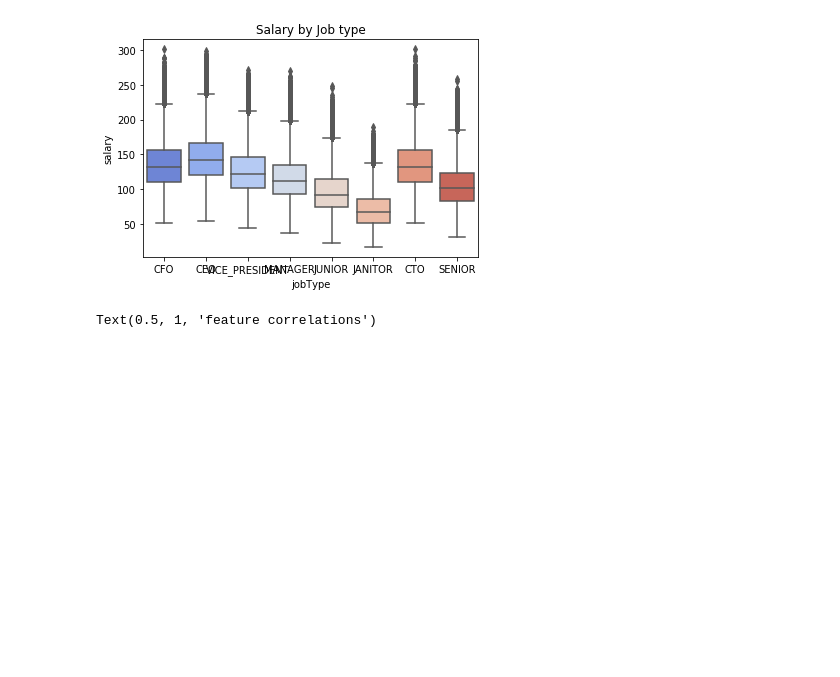
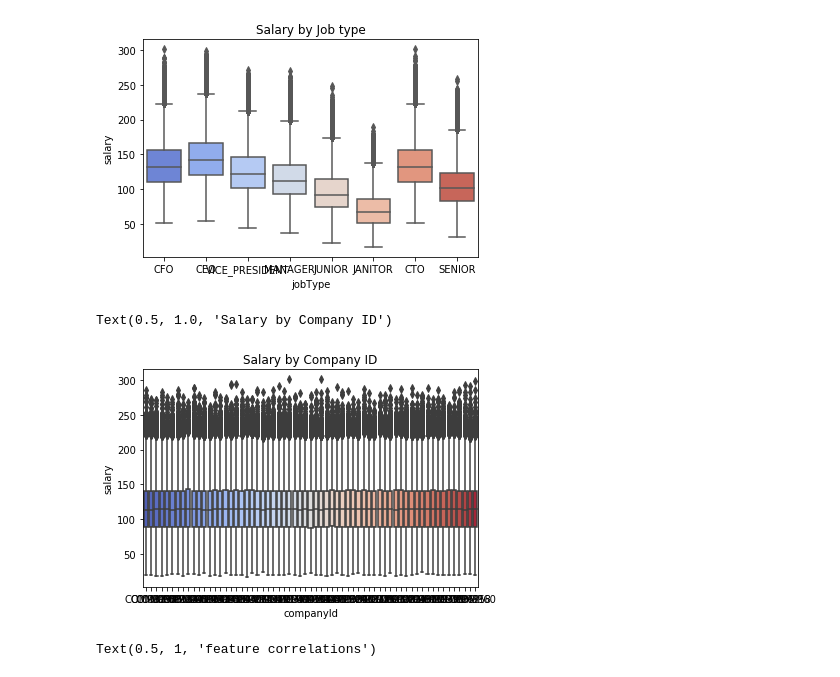
Before and after one commit to ajkiplagat/salaryPredictionPortfolio, a Jupyter notebook: First Portfolio Project.ipynb, the cells around one changed output. Saved outputs shown, nothing was run; the diff lists cells and outputs as text; code cells hidden in the pictures; blank space fills up the shorter version.

```diff
--- a/First Portfolio Project.ipynb
+++ b/First Portfolio Project.ipynb
@@ -238,6 +238,12 @@ Text(0.5, 1.0, 'Salary by Job type')
 #Pairplots of data -> TAKES LONG TO RUN!!
 #sns.pairplot(postings)
 #sns.pairplot(postings,hue='degree_y',palette='coolwarm')
+# %%
+sns.boxplot(x="companyId", y="salary", data= postings, palette='coolwarm')
+plt.title('Salary by Company ID')
+# %% [output]
+Text(0.5, 1.0, 'Salary by Company ID')
+[figure, added]
 # %%
 # Correlations Heatmap
 sns.heatmap(postings.corr(), cmap='coolwarm')
```
Also changed, not shown: parts of 8 cells of this notebook.
